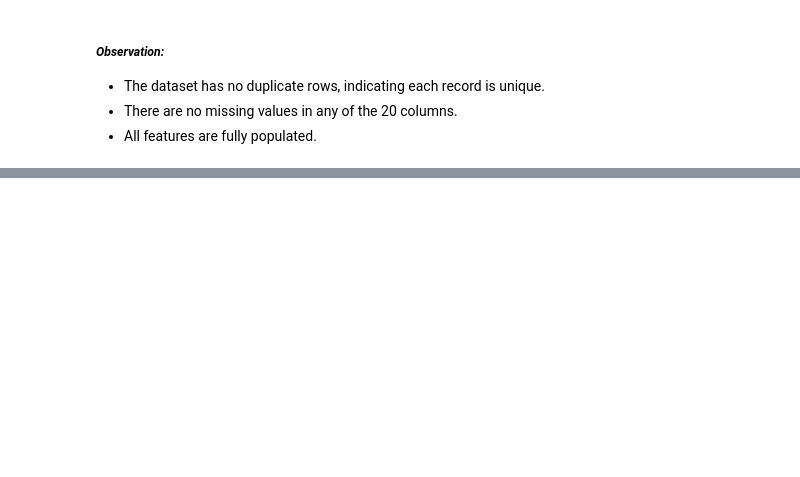
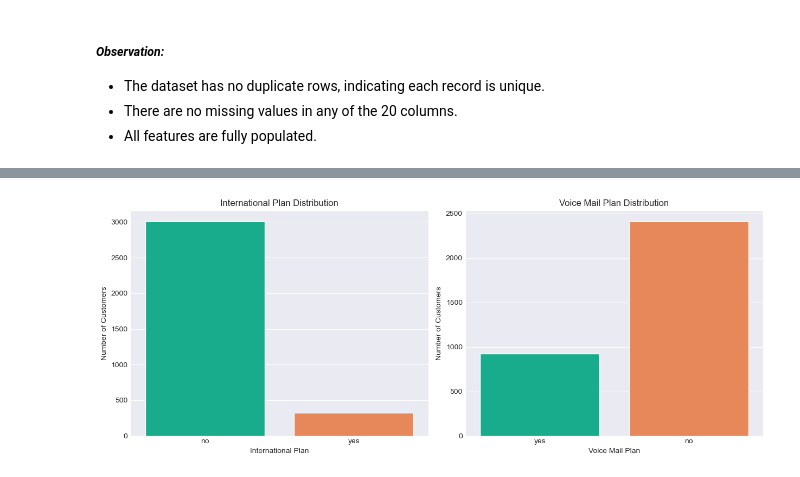
Before and after one commit to Vain-Guy/SyriaTel-Customer-Churn, a Jupyter notebook: Notebooks/index.ipynb, the cells around one changed output, grey strips where cells are left out. Saved outputs shown, nothing was run; the diff lists cells and outputs as text; code cells hidden in the pictures; blank space fills up the shorter version.

```diff
--- a/Notebooks/index.ipynb
+++ b/Notebooks/index.ipynb
@@ -262,0 +355,24 @@ dtype: int64
+# %%
+# Telecom-friendly colors: teal and orange
+colors = ['#00C49A', '#FF8042']
+
+# Create a figure with 1 row and 2 columns
+fig, axes = plt.subplots(1, 2, figsize=(12.5, 5))
+
+# Plot International Plan distribution
+sns.countplot(x='intl_plan', data=data, ax=axes[0], palette=colors)
+axes[0].set_title('International Plan Distribution', fontsize=12)
+axes[0].set_xlabel('International Plan', fontsize=10)
+axes[0].set_ylabel('Number of Customers', fontsize=10)
+
+# Plot Voice Mail Plan distribution
+sns.countplot(x='voicemail_plan', data=data, ax=axes[1], palette=colors)
+axes[1].set_title('Voice Mail Plan Distribution', fontsize=12)
+axes[1].set_xlabel('Voice Mail Plan', fontsize=10)
+axes[1].set_ylabel('Number of Customers', fontsize=10)
+
+# Adjust layout
+plt.tight_layout()
+plt.show()
+# %% [output]
+[figure, added]
```
Also changed, not shown: parts of 14 cells of this notebook.
